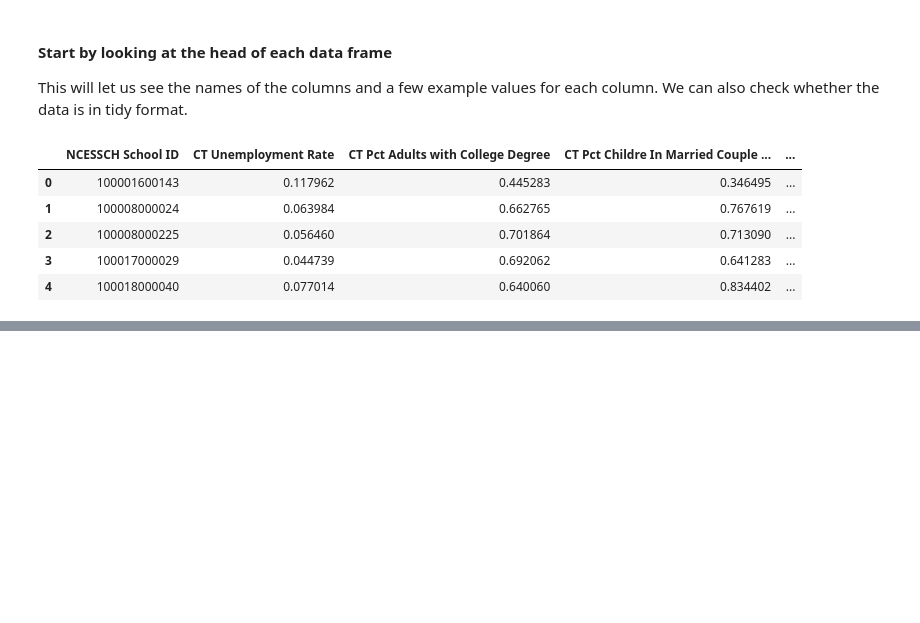
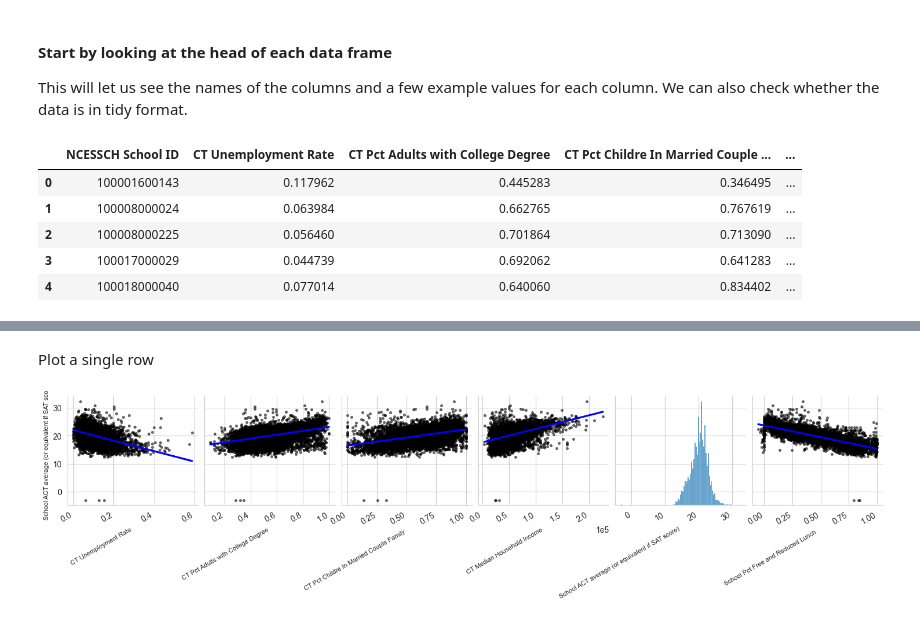
Before and after one commit to TheCong07/data-5100-foundations-of-data-science, a Jupyter notebook: education/code/Education.ipynb, the cells around one changed output, grey strips where cells are left out. Cells and saved outputs as stored; diff of their text form; code cells hidden in the pictures; blank space fills up the shorter version.

```diff
--- a/education/code/Education.ipynb
+++ b/education/code/Education.ipynb
@@ -36,0 +122,25 @@ edgap.head()
+# %% [markdown]
+Plot a single row
+# %%
+fig = sns.pairplot(
+  edgap.drop(columns="NCESSCH School ID"),
+  y_vars=['School ACT average (or equivalent if SAT score)'],
+  kind="reg",
+  plot_kws={
+    "line_kws": {"color": "blue"},
+    "scatter_kws": {"alpha": 0.5, "color": "k", "s": 7},
+  }
+)
+
+for ax in fig.axes.flat:
+  if ax.get_xlabel() == 'CT Median Household Income':
+    ax.ticklabel_format(style='sci', axis='x', scilimits=(0,0)) # Apply scientific notation
+  ax.set_xlabel(ax.get_xlabel(), fontsize=8, rotation=30, ha='right') # X-axis label size and rotation
+  ax.set_ylabel(ax.get_ylabel(), fontsize=8)  # Y-axis label size
+
+  # Rotate x-axis tick labels
+  plt.setp(ax.get_xticklabels(), rotation=30, ha='right')
+
+plt.show()
+# %% [output]
+[figure, added]
```
Also changed, not shown: parts of 76 cells of this notebook, 4 other files.
